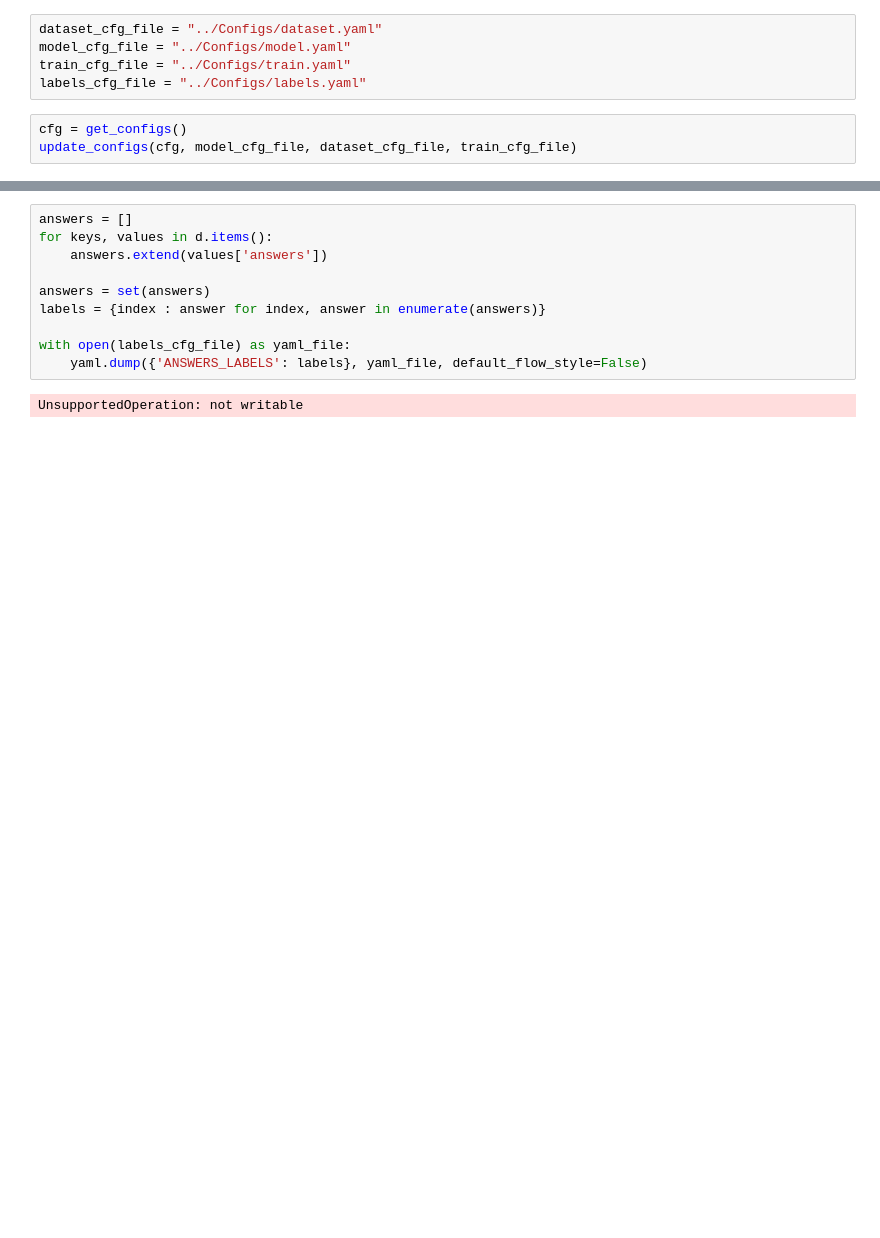
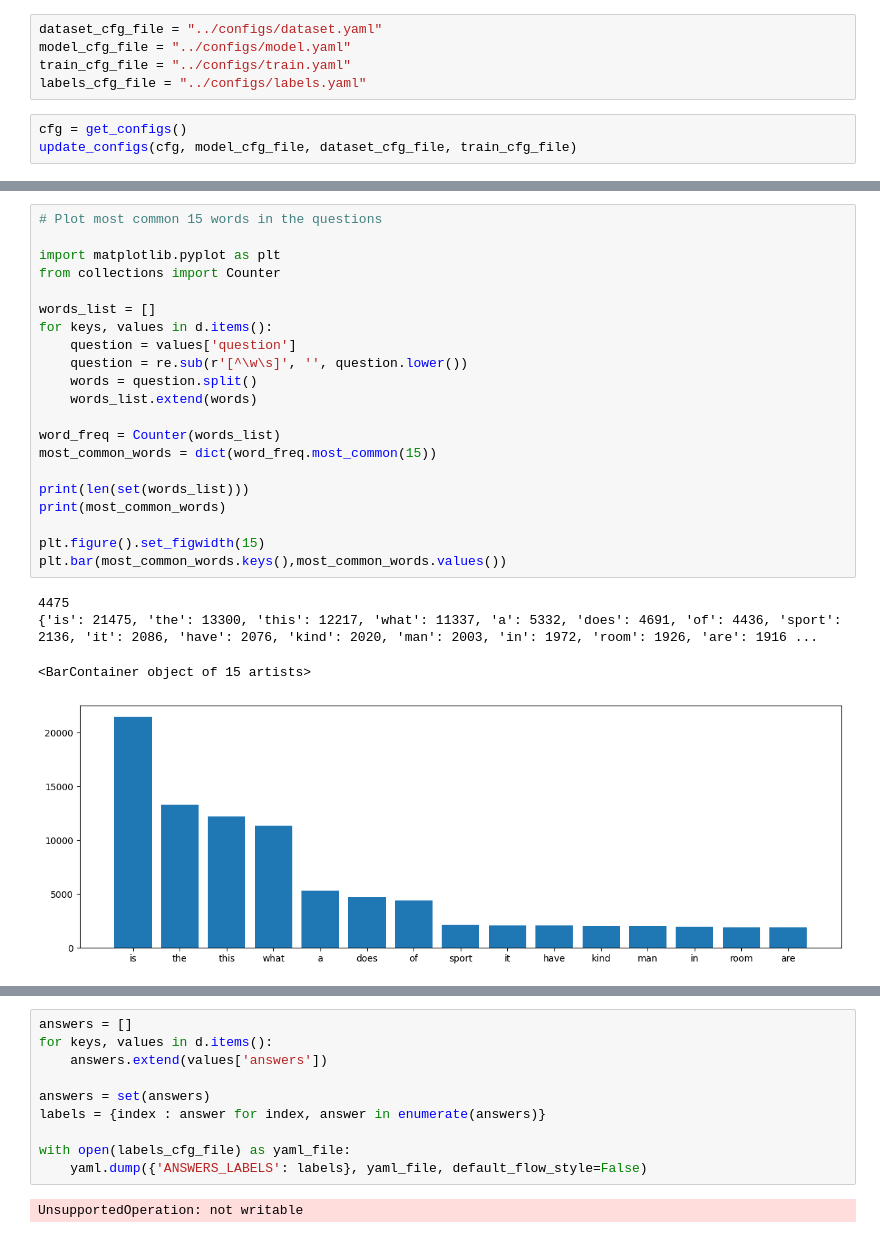
Before and after one commit to mbjurca/VQA, a Jupyter notebook: datasets/coco_vqa_data_analysis.ipynb, the cells around one changed output, grey strips where cells are left out. Drawn from its saved outputs; the diff is of its cells as text; blank space fills up the shorter version.

Commit message:
Data analysis, labels and vocabulary generation and fixed typo

```diff
--- a/datasets/coco_vqa_data_analysis.ipynb
+++ b/datasets/coco_vqa_data_analysis.ipynb
@@ -13,10 +13,10 @@ sys.path.append('../Configs/')
 
 from configs import update_configs, get_configs
 # %%
-dataset_cfg_file = "../Configs/dataset.yaml"
-model_cfg_file = "../Configs/model.yaml"
-train_cfg_file = "../Configs/train.yaml"
-labels_cfg_file = "../Configs/labels.yaml"
+dataset_cfg_file = "../configs/dataset.yaml"
+model_cfg_file = "../configs/model.yaml"
+train_cfg_file = "../configs/train.yaml"
+labels_cfg_file = "../configs/labels.yaml"
 # %%
 cfg = get_configs()
 update_configs(cfg, model_cfg_file, dataset_cfg_file, train_cfg_file)
@@ -27,0 +34,26 @@ with open(cfg.DATASET.TRAIN_FILE) as f:
+# %%
+# Plot most common 15 words in the questions
+
+import matplotlib.pyplot as plt
+from collections import Counter
+
+words_list = []
+for keys, values in d.items():
+    question = values['question']
+    question = re.sub(r'[^\w\s]', '', question.lower())
+    words = question.split()
+    words_list.extend(words)
+
+word_freq = Counter(words_list)
+most_common_words = dict(word_freq.most_common(15))
+
+print(len(set(words_list)))
+print(most_common_words)
+
+plt.figure().set_figwidth(15)
+plt.bar(most_common_words.keys(),most_common_words.values())
+# %% [output]
+4475
+{'is': 21475, 'the': 13300, 'this': 12217, 'what': 11337, 'a': 5332, 'does': 4691, 'of': 4436, 'sport': 2136, 'it': 2086, 'have': 2076, 'kind': 2020, 'man': 2003, 'in': 1972, 'room': 1926, 'are': 1916 ...
+<BarContainer object of 15 artists>
+[figure, added]
```
Also changed, not shown: parts of 9 cells of this notebook, 16 other files.
